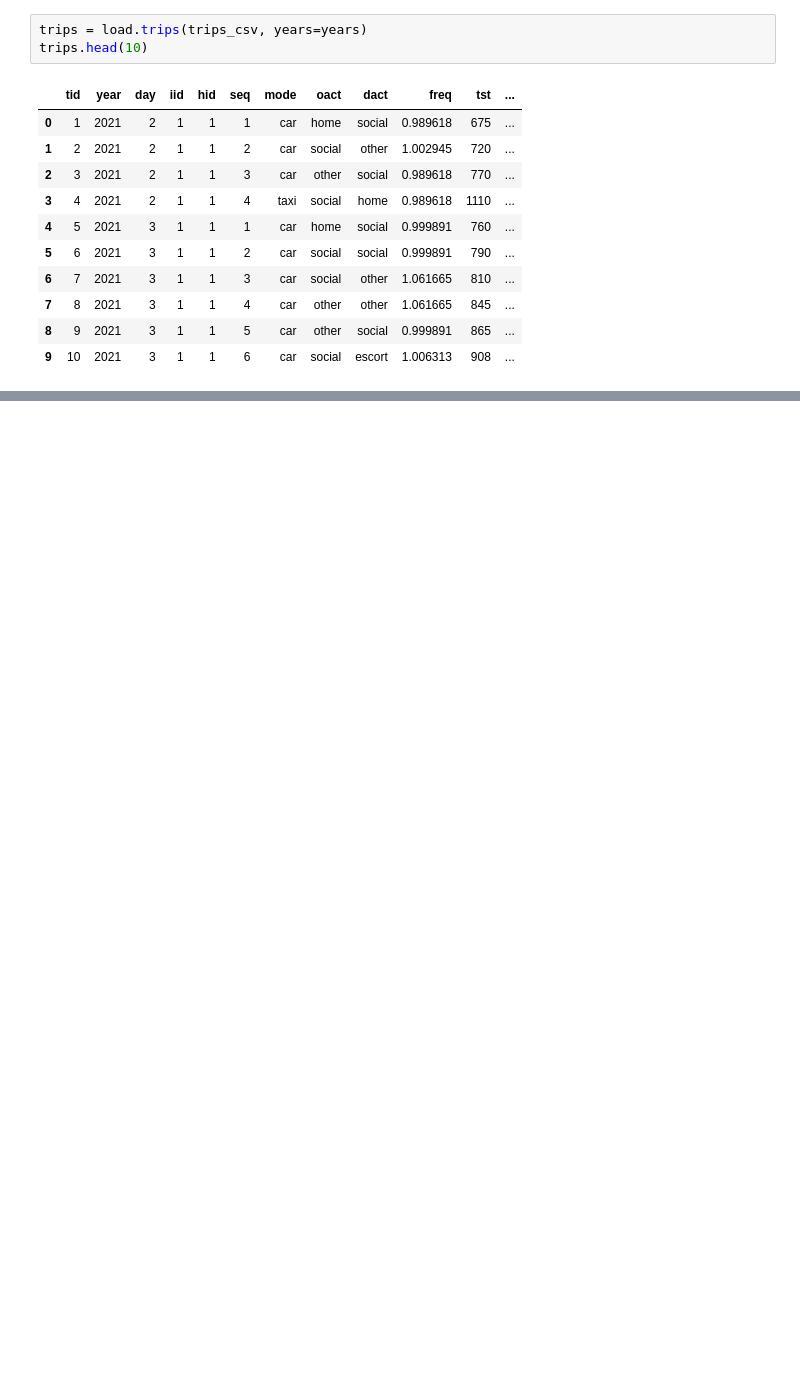
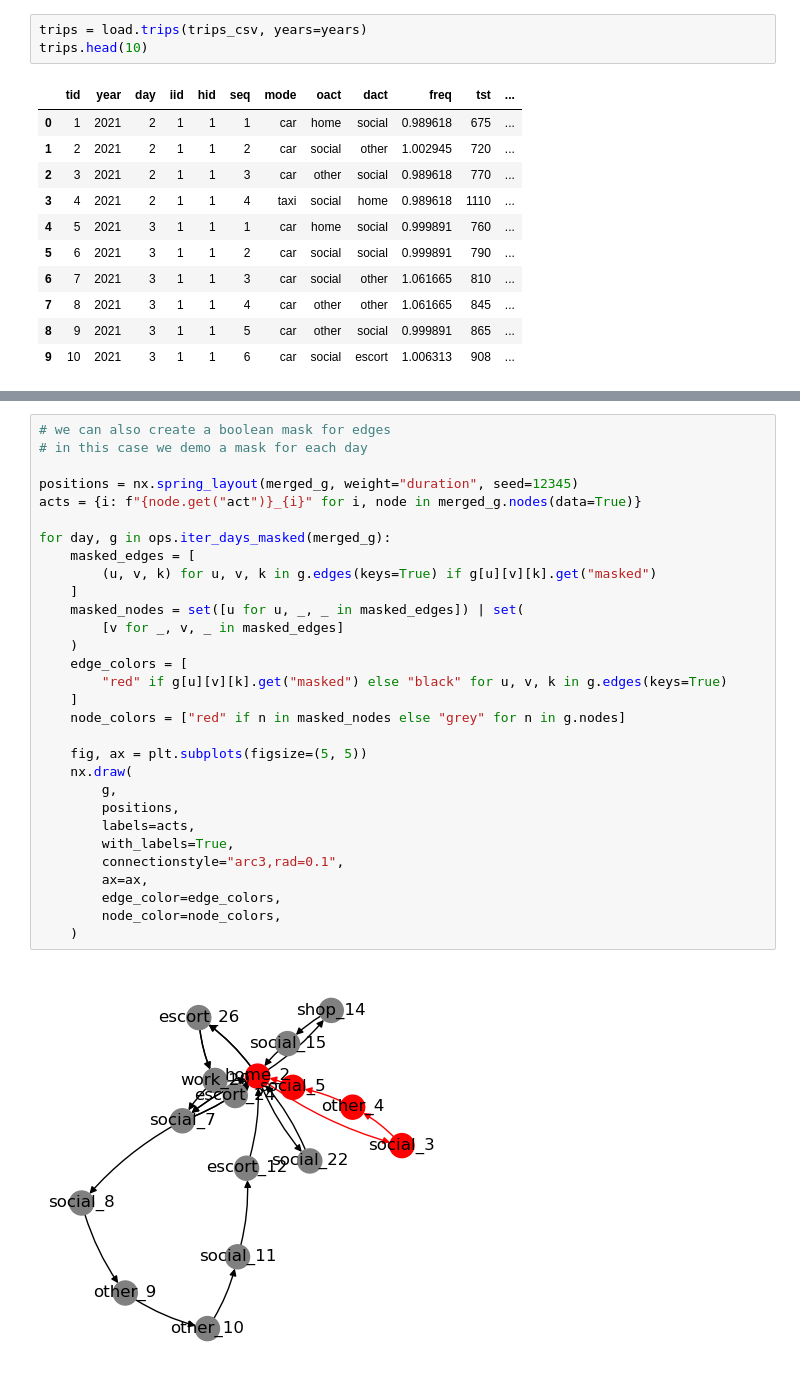
Before and after one commit to fredshone/ntsx, a Jupyter notebook: demo.ipynb, the cells around one changed output, grey strips where cells are left out. Cells and saved outputs as stored; diff of their text form; blank space fills up the shorter version.

```diff
--- a/demo.ipynb
+++ b/demo.ipynb
@@ -97,0 +80,32 @@ AtlasView({0: {'duration': 600, 'tst': datetime.timedelta(days=3, seconds=45600)
+# %%
+# we can also create a boolean mask for edges
+# in this case we demo a mask for each day
+
+positions = nx.spring_layout(merged_g, weight="duration", seed=12345)
+acts = {i: f"{node.get("act")}_{i}" for i, node in merged_g.nodes(data=True)}
+
+for day, g in ops.iter_days_masked(merged_g):
+    masked_edges = [
+        (u, v, k) for u, v, k in g.edges(keys=True) if g[u][v][k].get("masked")
+    ]
+    masked_nodes = set([u for u, _, _ in masked_edges]) | set(
+        [v for _, v, _ in masked_edges]
+    )
+    edge_colors = [
+        "red" if g[u][v][k].get("masked") else "black" for u, v, k in g.edges(keys=True)
+    ]
+    node_colors = ["red" if n in masked_nodes else "grey" for n in g.nodes]
+
+    fig, ax = plt.subplots(figsize=(5, 5))
+    nx.draw(
+        g,
+        positions,
+        labels=acts,
+        with_labels=True,
+        connectionstyle="arc3,rad=0.1",
+        ax=ax,
+        edge_color=edge_colors,
+        node_color=node_colors,
+    )
+# %% [output]
+[figure, added]
```
Also changed, not shown: parts of 13 cells of this notebook, 3 other files.
